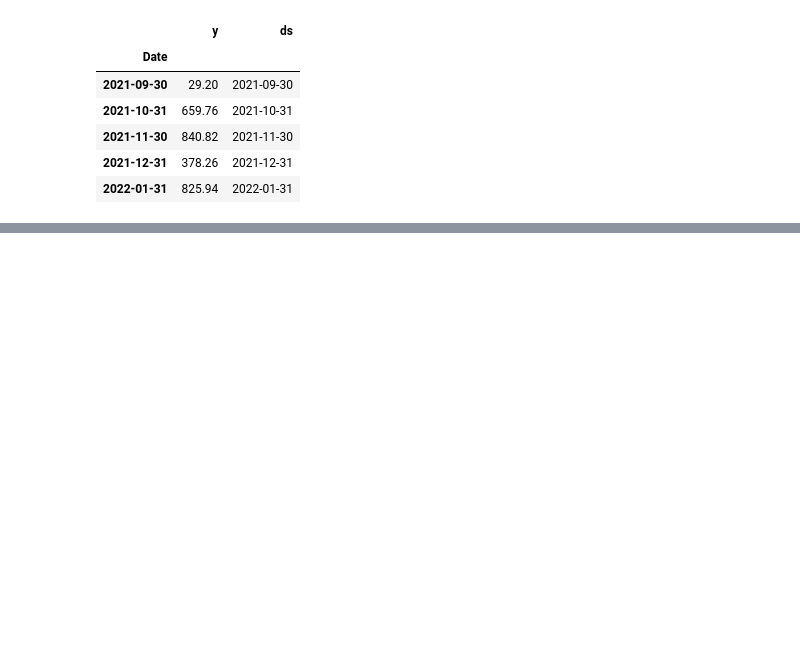
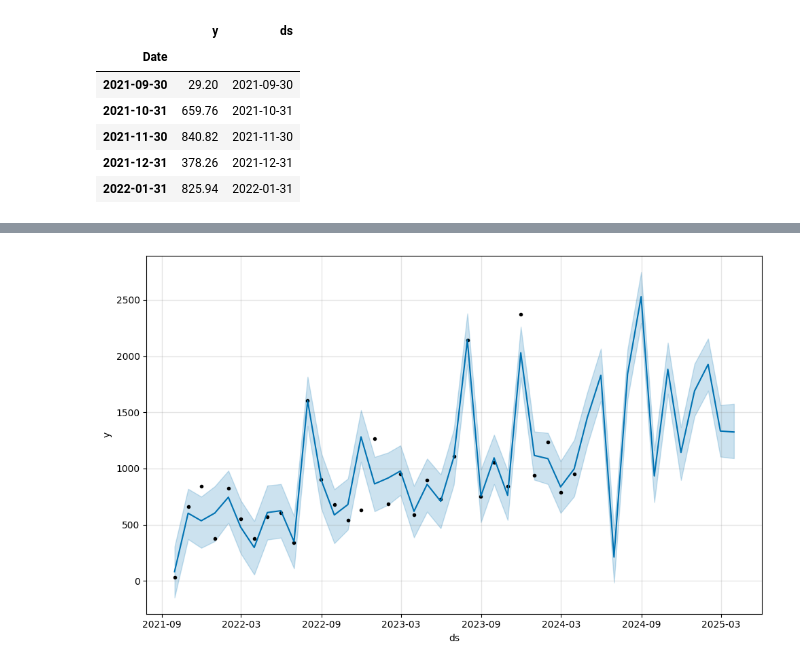
Before and after one commit to Mkranj/time_series_expenses, a Jupyter notebook: basic_timeseries.ipynb, the cells around one changed output, grey strips where cells are left out. Cells and saved outputs as stored; diff of their text form; code cells hidden in the pictures; blank space fills up the shorter version.

```diff
--- a/basic_timeseries.ipynb
+++ b/basic_timeseries.ipynb
@@ -105,0 +108,5 @@ model.predict(future)[["ds", "yhat"]].tail(13)
+# %%
+# Automatic plotting of a given dataframe
+figure1 = model.plot(forecast)
+# %% [output]
+[figure, added]
```
Also changed, not shown: parts of 2 cells of this notebook.
